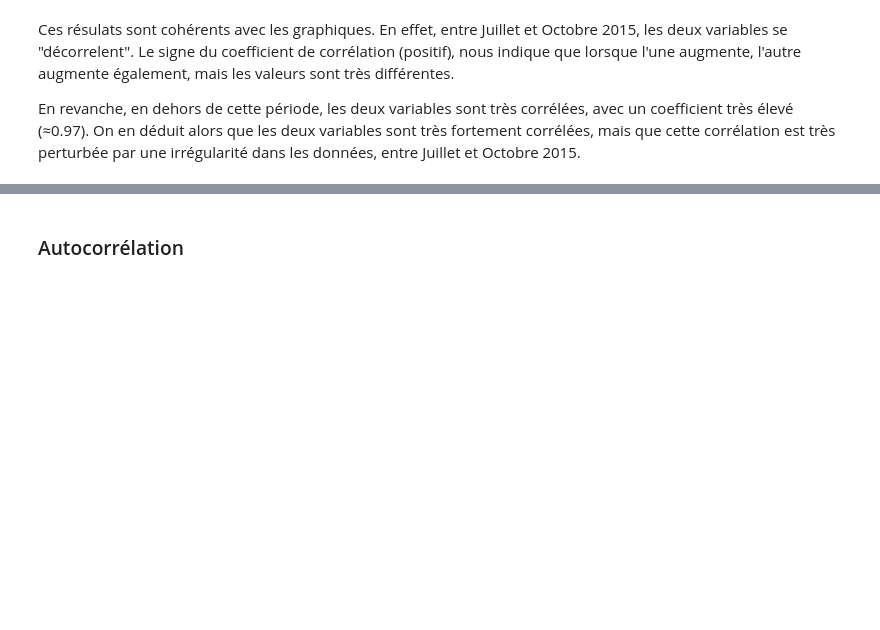
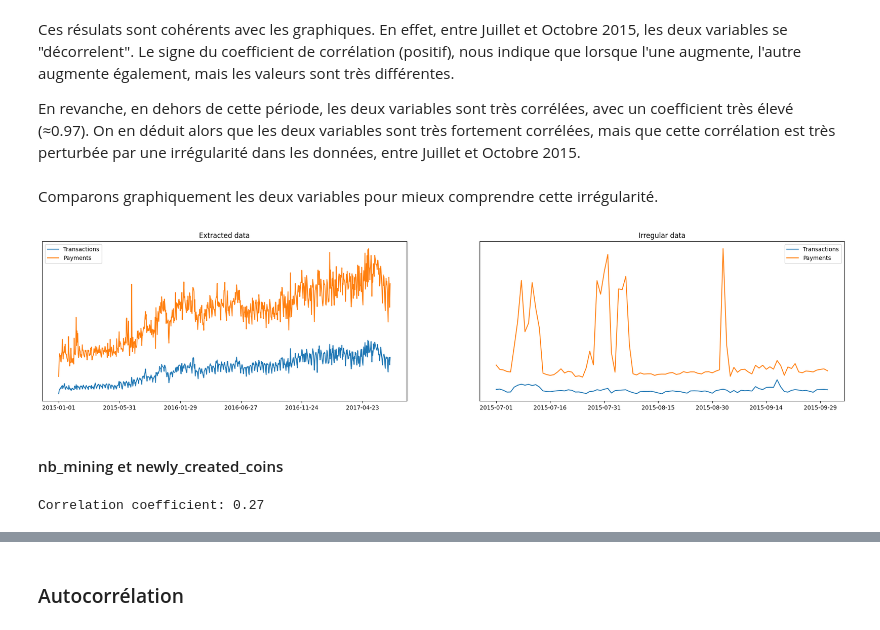
Before and after one commit to sinansoulier/BlockChainPYBD, a Jupyter notebook: analysis.ipynb, the cells around one changed output, grey strips where cells are left out. Saved outputs shown, nothing was run; the diff lists cells and outputs as text; code cells hidden in the pictures; blank space fills up the shorter version.

Commit message:
analysis: Finished analysing correlation

```diff
--- a/analysis.ipynb
+++ b/analysis.ipynb
@@ -151,3 +153,33 @@ Correlation coefficient (irregular data): 0.45
 Ces résulats sont cohérents avec les graphiques. En effet, entre Juillet et Octobre 2015, les deux variables se "décorrelent". Le signe du coefficient de corrélation (positif), nous indique que lorsque l'une augmente, l'autre augmente également, mais les valeurs sont très différentes.
 
 En revanche, en dehors de cette période, les deux variables sont très corrélées, avec un coefficient très élevé (≈0.97). On en déduit alors que les deux variables sont très fortement corrélées, mais que cette corrélation est très perturbée par une irrégularité dans les données, entre Juillet et Octobre 2015.
+# %% [markdown]
+Comparons graphiquement les deux variables pour mieux comprendre cette irrégularité.
+# %%
+_, ax = plt.subplots(1, 2, figsize=(25, 5))
+
+def display_comparison_plot(ax, df, title):
+    ax.plot(df.index, df['nb_transactions'], label='Transactions')
+    ax.plot(df.index, df['nb_payments'], label='Payments')
+    ax.set_title(title)
+    ax.legend()
+    ax.xaxis.set_major_locator(plt.MaxNLocator(8))
+    ax.set_yticks([])
+
+display_comparison_plot(ax[0], extracted_sub_df, 'Extracted data')
+display_comparison_plot(ax[1], irregular_sub_df, 'Irregular data')
+plt.show()
+# %% [output]
+[figure, added]
+# %% [markdown]
+#### nb_mining et newly_created_coins
+# %%
+sub_df = df[['nb_mining', 'newly_created_coins']].dropna()
+
+# Compute the correlation matrix
+corr_mat = sub_df.corr()
+corr_coeff = corr_mat.loc['nb_mining', 'newly_created_coins']
+
+print('Correlation coefficient: {:.2f}'.format(corr_coeff))
+# %% [output]
+Correlation coefficient: 0.27
```
Also changed, not shown: parts of 8 cells of this notebook.
